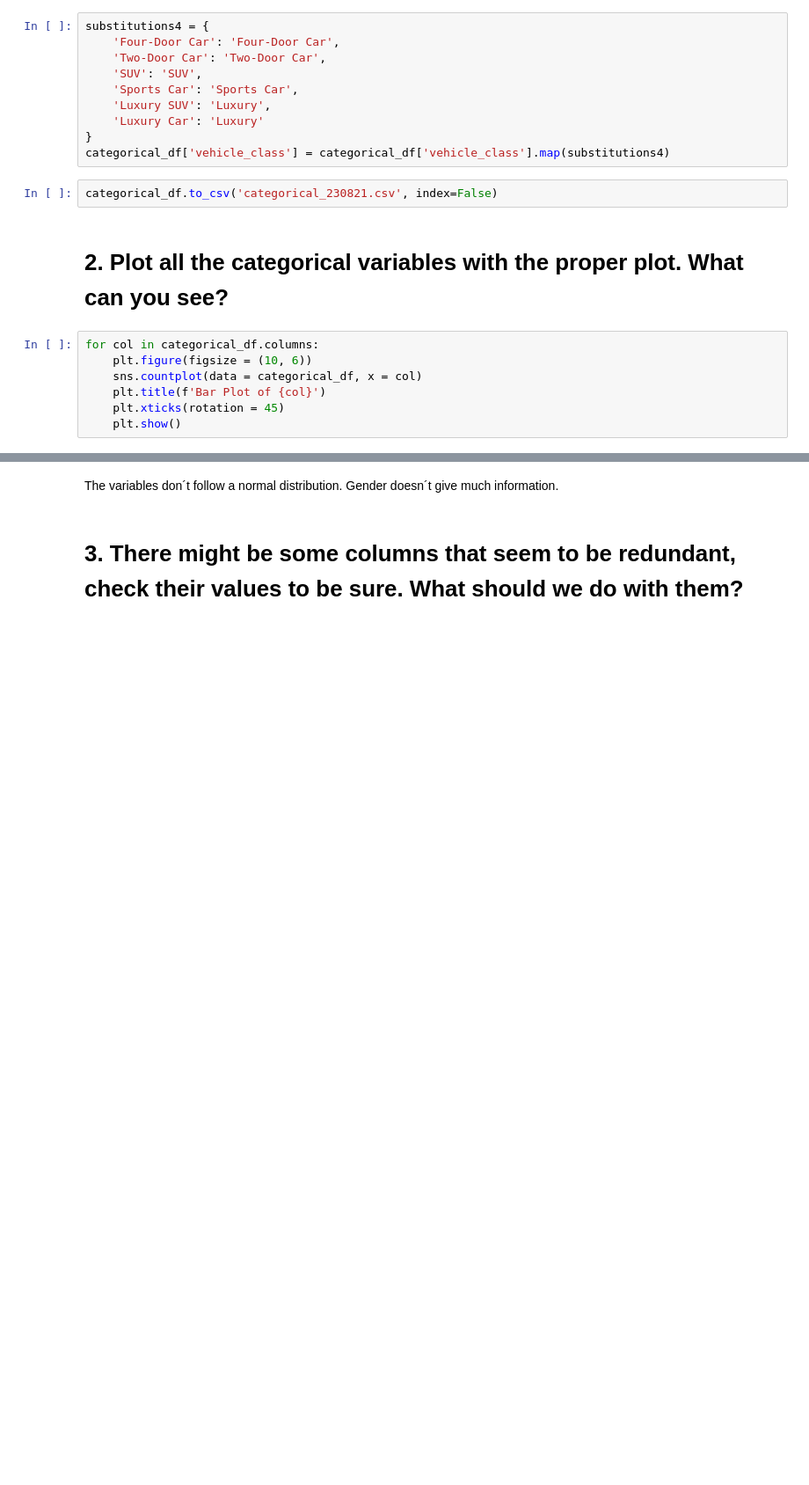
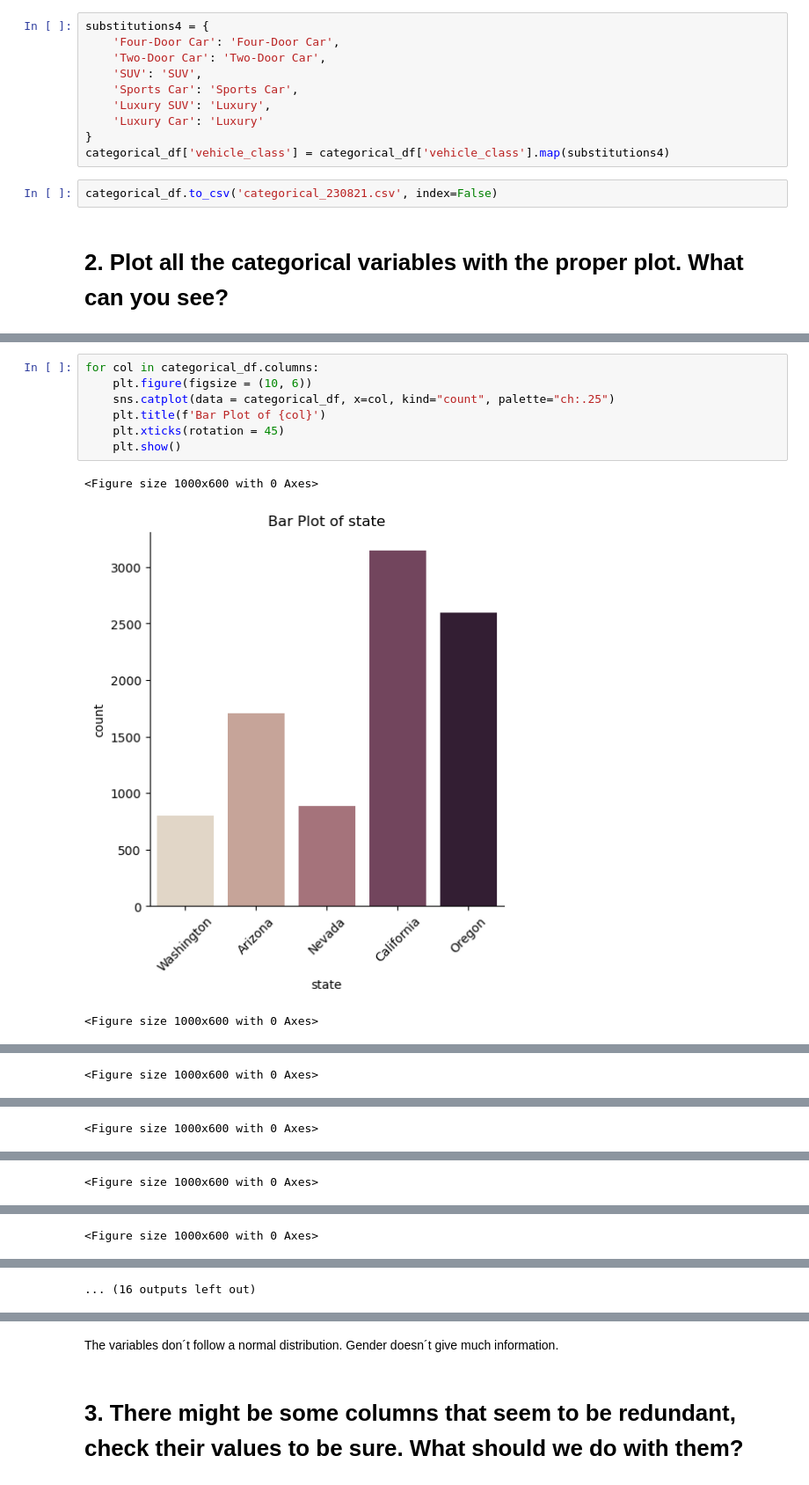
Before and after one commit to larahdm2/lab-feature-extraction, a Jupyter notebook: lab-feature-extraction.ipynb, the cells around one changed output, grey strips where cells are left out. Shown at 88% size. Drawn from its saved outputs; the diff is of its cells as text; blank space fills up the shorter version.

```diff
--- a/lab-feature-extraction.ipynb
+++ b/lab-feature-extraction.ipynb
@@ -105,10 +105,3 @@ categorical_df['vehicle_class'] = categorical_df['vehicle_class'].map(substituti
 categorical_df.to_csv('categorical_230821.csv', index=False)
 # %% [markdown]
 # 2. Plot all the categorical variables with the proper plot. What can you see?
-# %%
-for col in categorical_df.columns:
-    plt.figure(figsize = (10, 6))
-    sns.countplot(data = categorical_df, x = col)
-    plt.title(f'Bar Plot of {col}')
-    plt.xticks(rotation = 45)
-    plt.show()
@@ -129,0 +108,11 @@ for col in categorical_df.columns:
+# %%
+for col in categorical_df.columns:
+    plt.figure(figsize = (10, 6))
+    sns.catplot(data = categorical_df, x=col, kind="count", palette="ch:.25")
+    plt.title(f'Bar Plot of {col}')
+    plt.xticks(rotation = 45)
+    plt.show()
+# %% [output]
+<Figure size 1000x600 with 0 Axes>
+[figure, added]
+<Figure size 1000x600 with 0 Axes>
@@ -129,0 +120 @@ for col in categorical_df.columns:
+<Figure size 1000x600 with 0 Axes>
@@ -129,0 +122 @@ for col in categorical_df.columns:
+<Figure size 1000x600 with 0 Axes>
@@ -129,0 +124 @@ for col in categorical_df.columns:
+<Figure size 1000x600 with 0 Axes>
@@ -129,0 +126 @@ for col in categorical_df.columns:
+<Figure size 1000x600 with 0 Axes>
@@ -129,0 +128 @@ for col in categorical_df.columns:
+... (16 outputs left out)
```
Also changed, not shown: parts of 24 cells of this notebook.
